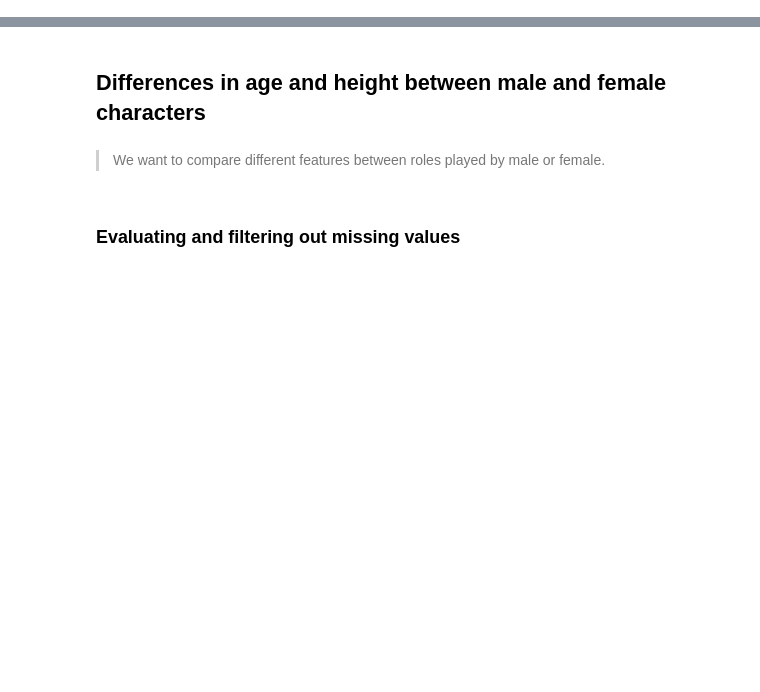
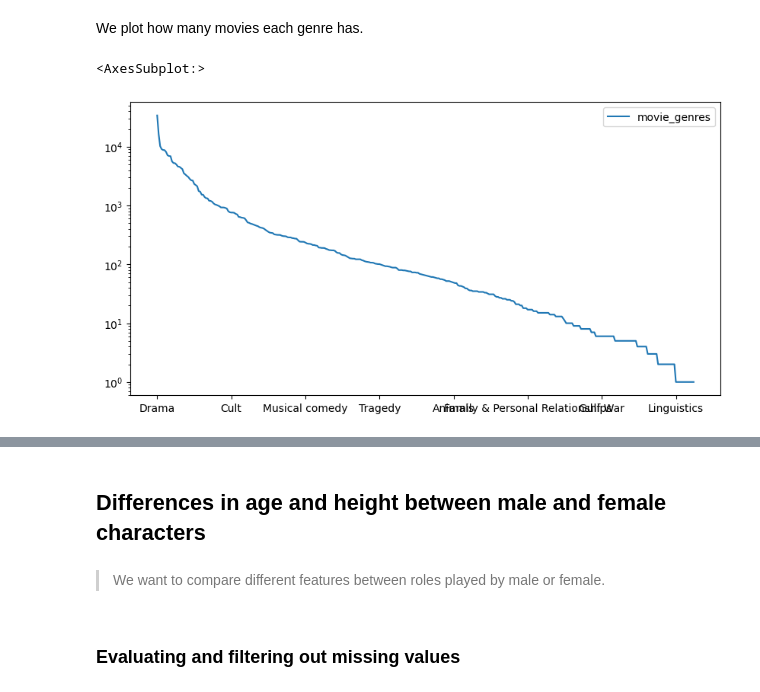
Before and after one commit to epfl-ada/ada-2022-project-armada, a Jupyter notebook: P2.ipynb, the cells around one changed output, grey strips where cells are left out. Drawn from its saved outputs; the diff is of its cells as text; code cells hidden in the pictures; blank space fills up the shorter version.

```diff
--- a/P2.ipynb
+++ b/P2.ipynb
@@ -64,0 +119,3 @@ type_char.head()
+# %%
+total_genres = pd.DataFrame(movies_copy.movie_genres.explode().dropna().value_counts())
+total_genres
@@ -64,0 +136,7 @@ type_char.head()
+# %% [markdown]
+We plot how many movies each genre has.
+# %%
+total_genres.plot(logy = True, figsize= (10,5))
+# %% [output]
+<AxesSubplot:>
+[figure, added]
```
Also changed, not shown: parts of 41 cells of this notebook.
